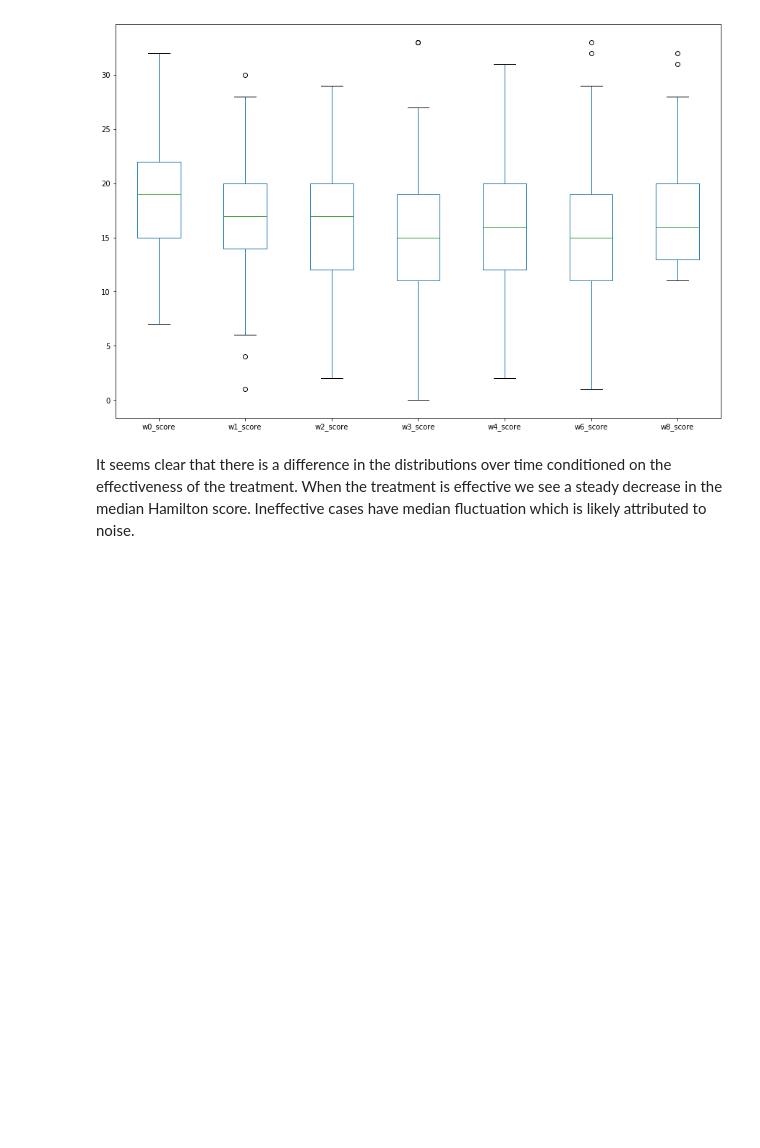
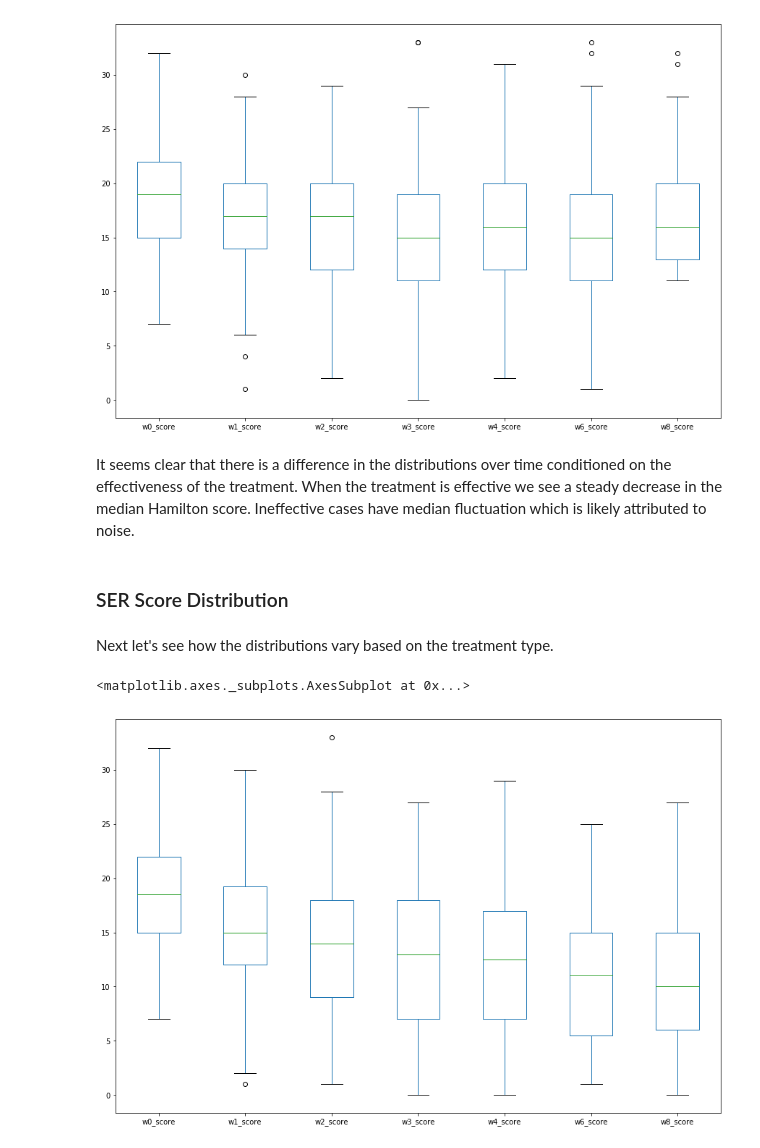
Before and after one commit to moduIo/Clinical-Depression-Study, a Jupyter notebook: main.ipynb, the cells around one changed output. Drawn from its saved outputs; the diff is of its cells as text; code cells hidden in the pictures; blank space fills up the shorter version.

Commit message:
Add distributions conditioned on label and treatment

```diff
--- a/main.ipynb
+++ b/main.ipynb
@@ -88,3 +88,12 @@ data.loc[data['label'] == 0].boxplot(column=first_trial_scores, grid=False, figs
 [figure]
 # %% [markdown]
 It seems clear that there is a difference in the distributions over time conditioned on the effectiveness of the treatment.  When the treatment is effective we see a steady decrease in the median Hamilton score.  Ineffective cases have median fluctuation which is likely attributed to noise.
+# %% [markdown]
+### SER Score Distribution
+# %% [markdown]
+Next let's see how the distributions vary based on the treatment type.
+# %%
+data.loc[data['Stage1TX'] == 'SER'].boxplot(column=first_trial_scores, grid=False, figsize=(15,10))
+# %% [output]
+<matplotlib.axes._subplots.AxesSubplot at 0x...>
+[figure, added]
```
Also changed, not shown: parts of 4 cells of this notebook.
